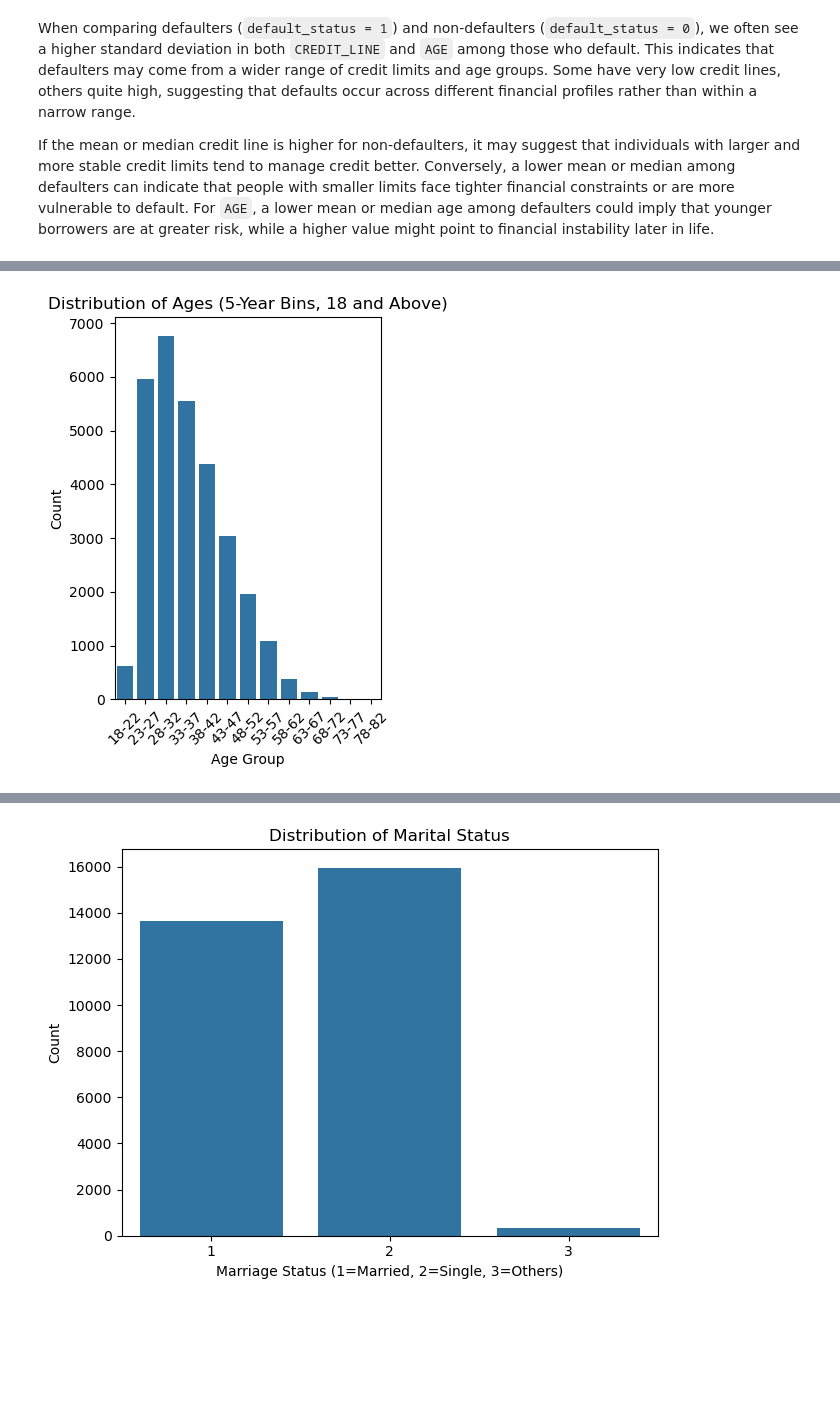
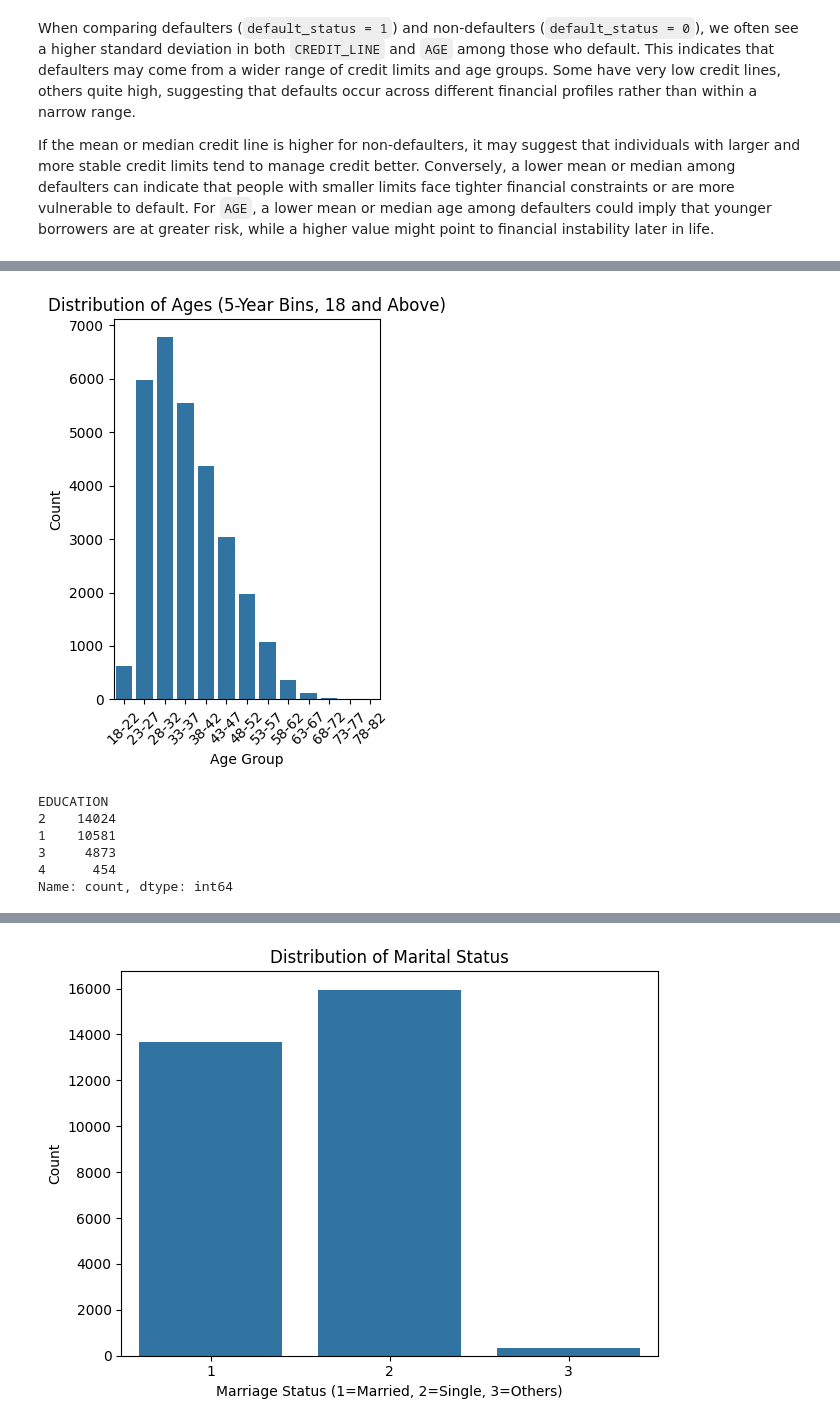
Before and after one commit to ammylin/MATH_789_final_project, a Jupyter notebook: 00_eda.ipynb, the cells around one changed output, grey strips where cells are left out. Saved outputs shown, nothing was run; the diff lists cells and outputs as text; code cells hidden in the pictures; blank space fills up the shorter version.

```diff
--- a/00_eda.ipynb
+++ b/00_eda.ipynb
@@ -51,15 +52,29 @@ data_.head()
 | 4 | 5 | 50000.0 | 1 | 2 | 1 | 57 | -1 | 0 | -1 | 0 | ... |
 5 rows × 25 columns
 # %%
-df_clean = data_[['ID', 'LIMIT_BAL', 'SEX', 'EDUCATION', 'MARRIAGE', 'AGE', 'default.payment.next.month']].copy()
-df = df_clean.rename(columns = {'default.payment.next.month':'DEFAULT_STATUS'})
-df = df.rename(columns={'LIMIT_BAL': 'CREDIT_LINE'})
+df_clean = data_[
+    [
+        "ID",
+        "LIMIT_BAL",
+        "SEX",
+        "EDUCATION",
+        "MARRIAGE",
+        "AGE",
+        "default.payment.next.month",
+    ]
+].copy()
+df = df_clean.rename(columns={"default.payment.next.month": "DEFAULT_STATUS"})
+df = df.rename(columns={"LIMIT_BAL": "CREDIT_LINE"})
 
-df['MARRIAGE'] = df['MARRIAGE'].astype(int) # Convert MARRIAGE to integer type so that we can filter out invalid entries
-df['EDUCATION'] = df['EDUCATION'].astype(int) # Convert EDUCATION to integer type so that we can filter out invalid entries
+df["MARRIAGE"] = df["MARRIAGE"].astype(
+    int
+)  # Convert MARRIAGE to integer type so that we can filter out invalid entries
+df["EDUCATION"] = df["EDUCATION"].astype(
+    int
+)  # Convert EDUCATION to integer type so that we can filter out invalid entries
 
-df = df[df['MARRIAGE'] != 0]  # Remove invalid marriage entries
-df = df[df['EDUCATION'] != 0]  # Remove invalid education entries
+df = df[df["MARRIAGE"] != 0]  # Remove invalid marriage entries
+df = df[df["EDUCATION"] != 0]  # Remove invalid education entries
 
 print(df.shape)
 df.head()
@@ -201,26 +287,37 @@ Text(0, 0.5, 'Count')
 # %%
 # AGE Distribution with 5-Year Bins (18 and Above)
 # Filter out ages below 18
-df_filtered = df[df['AGE'] >= 18].copy()
+df_filtered = df[df["AGE"] >= 18].copy()
 
 # Create 5-year bins starting from 18
-bins = range(18, df_filtered['AGE'].max() + 5, 5)
+bins = range(18, df_filtered["AGE"].max() + 5, 5)
 labels = [f"{i}-{i+4}" for i in bins[:-1]]
 
 # Create a new column for binned ages
-df_filtered['AGE_BIN'] = pd.cut(df_filtered['AGE'], bins=bins, labels=labels, right=False)
+df_filtered["AGE_BIN"] = pd.cut(
+    df_filtered["AGE"], bins=bins, labels=labels, right=False
+)
 
 # Plot the binned data
 plt.figure(figsize=(10, 5))
 plt.subplot(1, 3, 3)
-sns.countplot(x='AGE_BIN', data=df_filtered, order=labels)
-plt.title('Distribution of Ages (5-Year Bins, 18 and Above)')
-plt.xlabel('Age Group')
-plt.ylabel('Count')
+sns.countplot(x="AGE_BIN", data=df_filtered, order=labels)
+plt.title("Distribution of Ages (5-Year Bins, 18 and Above)")
+plt.xlabel("Age Group")
+plt.ylabel("Count")
 plt.xticks(rotation=45)
 plt.tight_layout()
 plt.show()
 # %% [output]
-[figure, old version]
+[figure, new version]
+# %%
+df["EDUCATION"].value_counts()
+# %% [output]
+EDUCATION
+2    14024
+1    10581
+3     4873
+4      454
+Name: count, dtype: int64
 # %%
 # EDUCATION Distribution
```
Also changed, not shown: parts of 16 cells of this notebook.
